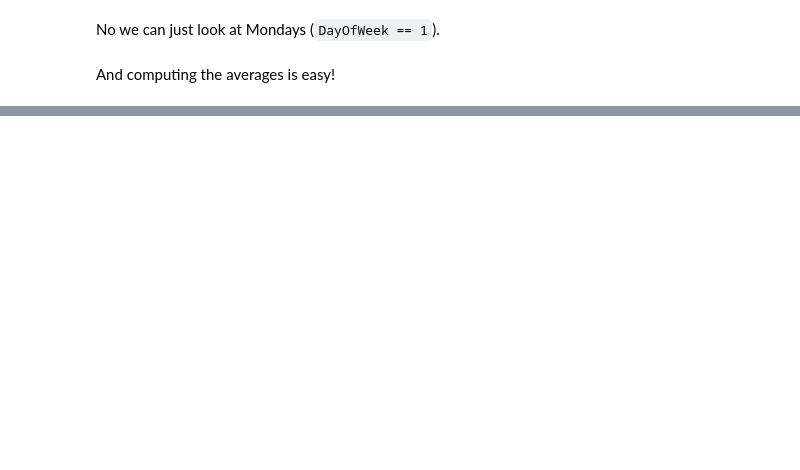
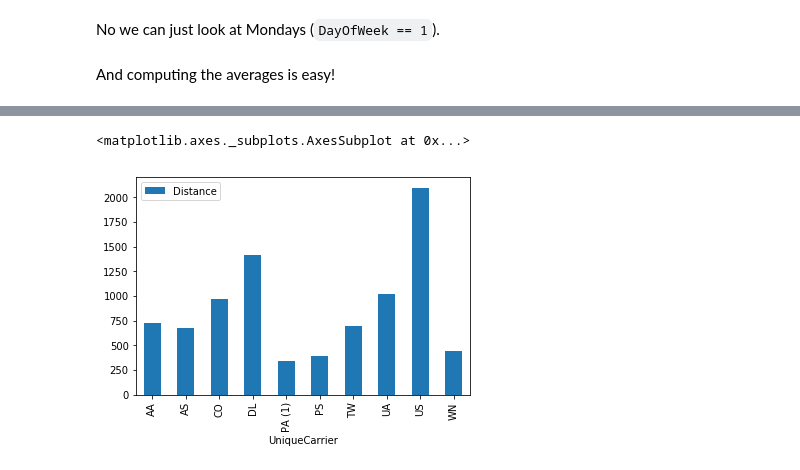
Before and after one commit to neena-thurman/domino-airlines, a Jupyter notebook: Airline Analysis.ipynb, the cells around one changed output, grey strips where cells are left out. Saved outputs shown, nothing was run; the diff lists cells and outputs as text; code cells hidden in the pictures; blank space fills up the shorter version.

Commit message:
Adding a plot

```diff
--- a/Airline Analysis.ipynb
+++ b/Airline Analysis.ipynb
@@ -41,0 +95,5 @@ average_distances
+# %%
+average_distances.plot.bar()
+# %% [output]
+<matplotlib.axes._subplots.AxesSubplot at 0x...>
+[figure, added]
```
Also changed, not shown: parts of 6 cells of this notebook, 1 other file.
